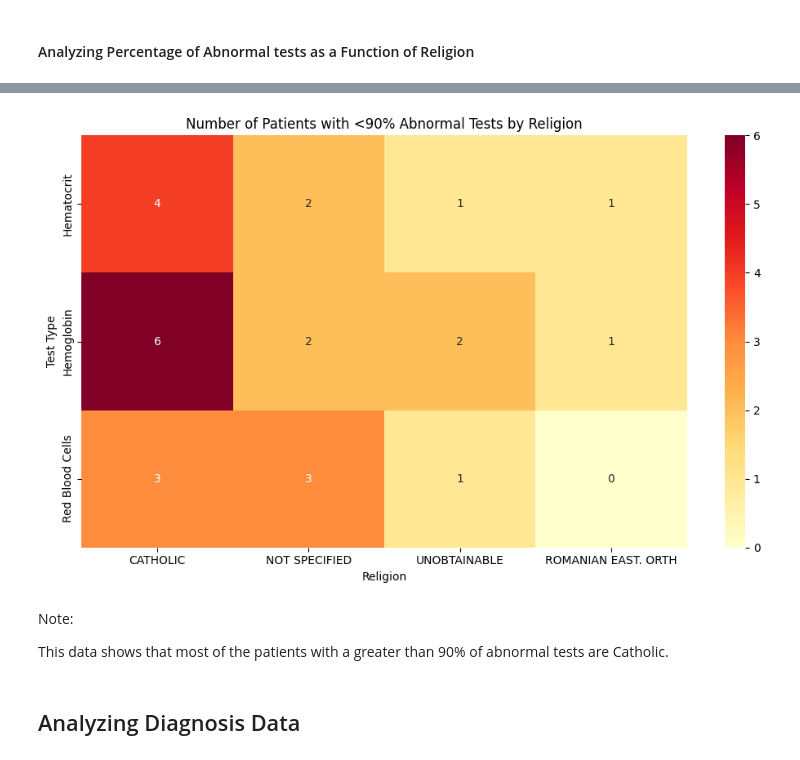
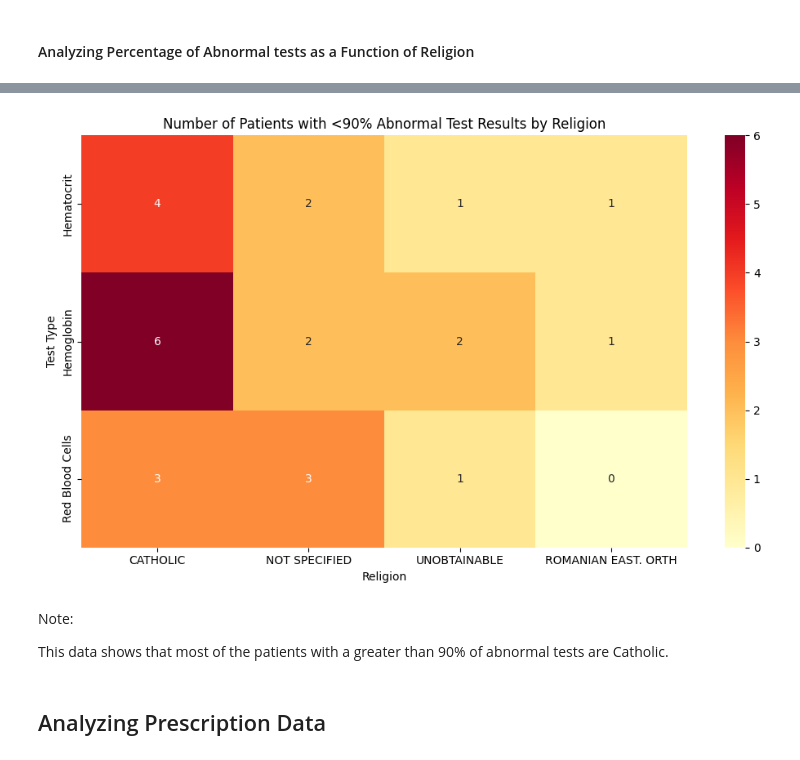
Before and after one commit to JaykumarPatel4802/ai-in-health, a Jupyter notebook: Homework/Assignment 2 - MIMIC Visualization/StoryTelling.ipynb, the cells around one changed output, grey strips where cells are left out. Cells and saved outputs as stored; diff of their text form; code cells hidden in the pictures.

```diff
--- a/Homework/Assignment 2 - MIMIC Visualization/StoryTelling.ipynb
+++ b/Homework/Assignment 2 - MIMIC Visualization/StoryTelling.ipynb
@@ -391,38 +441,38 @@ plt.show()
 filtered_patients_under_90 = patients[
     (patients['hematocrit_abnormal_percentage'] < 90) |
     (patients['hemoglobin_abnormal_percentage'] < 90) |
     (patients['red_blood_cells_abnormal_percentage'] < 90)
 ]
 
 # Create a pivot table for the heatmap
 heatmap_data = pd.DataFrame()
 
 # Create separate rows for each test type
 for test_type, column in {
     'Hematocrit': 'hematocrit_abnormal_percentage',
     'Hemoglobin': 'hemoglobin_abnormal_percentage',
     'Red Blood Cells': 'red_blood_cells_abnormal_percentage'
 }.items():
     # Count patients by insurance type for each test
     test_counts = filtered_patients_under_90[filtered_patients_under_90[column] > 90]['religion'].value_counts()
     heatmap_data[test_type] = test_counts
 
 # Fill NaN values with 0 since these represent no patients meeting criteria
 heatmap_data = heatmap_data.fillna(0)
 
 # Create the heatmap
 plt.figure(figsize=(10, 6))
 sns.heatmap(heatmap_data.T, annot=True, fmt='.0f', cmap='YlOrRd')
-plt.title('Number of Patients with <90% Abnormal Tests by Religion')
+plt.title('Number of Patients with <90% Abnormal Test Results by Religion')
 plt.xlabel('Religion')
 plt.ylabel('Test Type')
 plt.tight_layout()
 plt.show()
 # %% [output]
-[figure, old version]
+[figure, new version]
 # %% [markdown]
 Note:
 
 This data shows that most of the patients with a greater than 90% of abnormal tests are Catholic.
 # %% [markdown]
-## Analyzing Diagnosis Data
+## Analyzing Prescription Data
```
Also changed, not shown: parts of 9 cells of this notebook.
